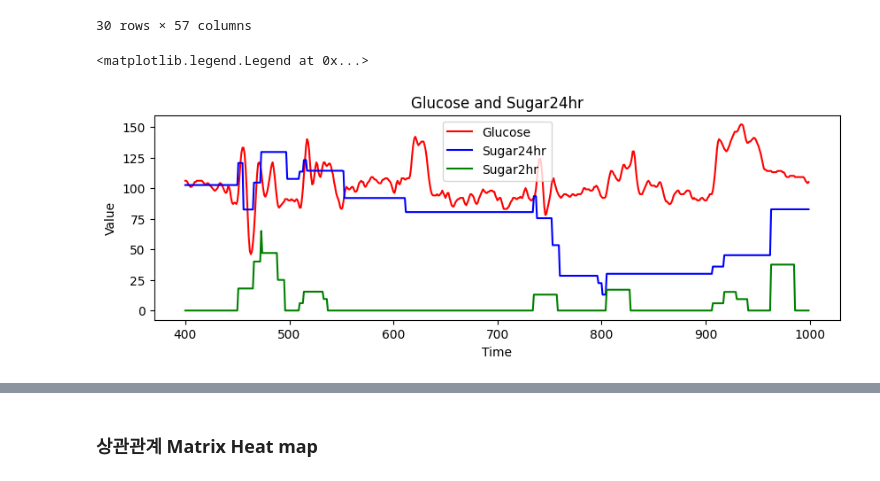
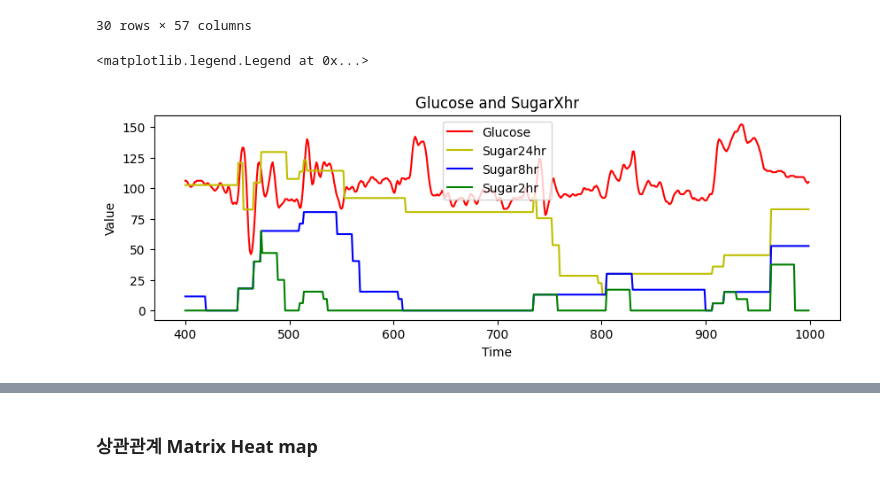
Before and after one commit to mingg12/engineering-newFork, a Jupyter notebook: building_df_and_feature_importance.ipynb, the cells around one changed output, grey strips where cells are left out. Drawn from its saved outputs; the diff is of its cells as text; code cells hidden in the pictures.

```diff
--- a/building_df_and_feature_importance.ipynb
+++ b/building_df_and_feature_importance.ipynb
@@ -209,0 +211,2 @@ def classify_glucose(value, mean, std):
+# %%
+ibimultiplier = 1000 # Transform ibi to milliseconds
@@ -394,6 +428,7 @@ for id in range(1, len(dg_df)+1):
             print(f"ID : {id}, timestamp : {timestamp} -> number of 2h eda rolling window == 0")
             peakEDA2hr_mean = np.nan
 
+
         ###### hr
 
         hr_mean = hr_window[' hr'].mean()
@@ -411,25 +446,21 @@ for id in range(1, len(dg_df)+1):
         minHRV = ibi_window[' ibi'].min()
         medianHRV = ibi_window[' ibi'].median()
         meanHRV = ibi_window[' ibi'].mean()
-        sdnn = ibi_window[' ibi'].std()
+
+        ibi = ibi_window[' ibi']*ibimultiplier
+        sdnn = round(np.sqrt(np.var(ibi, ddof=1)) * 10) / 10
 
         nn50 = 0.
-        pnn50 = np.nan
-        rmssd = np.nan
-        if len(ibi_window) > 0:
-            for i in range(len(ibi_window)-1):
-                if np.abs(ibi_window.iloc[i+1][' ibi'] - ibi_window.iloc[i][' ibi']) > 50:
-                    nn50 +=1
-
-            pnn50 = nn50/len(ibi_window)
-
-            rmssd = 0.
-            for i in range(len(ibi_window)-1):
-                rmssd = np.abs(ibi_window.iloc[i+1][' ibi'] - ibi_window.iloc[i][' ibi'])**2
-            rmssd = np.sqrt(rmssd) / len(ibi_window)
-        else:
-            pnn50 = np.nan
-            rmssd = np.nan
+        pnn50 = 0.
+        rmssd = 0.
+        differences = abs(np.diff(ibi))
+        n = np.sum(differences > 50)
+        p = (n / len(differences)) * 100
+        nn50 = (round(n * 10) / 10)
+        pnn50 = (round(p * 10) / 10)
+        #differences = abs(np.diff(ibi))
+        rmssd = np.sqrt(np.sum(np.square(differences)) / len(differences))
+        rmssd = round(rmssd * 10) / 10
 
 
         ###### temp
@@ -562,22 +593,23 @@ df.head(30)
 # %%
 import matplotlib.pyplot as plt
 
 # 날짜 필터링
 filtered_df = df.iloc[400:1000]
 
 # 그래프 그리기
 plt.figure(figsize=(10, 3))
 plt.plot(filtered_df.index, filtered_df['glucose'], 'r', label='Glucose')
-plt.plot(filtered_df.index, filtered_df['sugar24hr'], 'b', label='Sugar24hr')
+plt.plot(filtered_df.index, filtered_df['sugar24hr'], 'y', label='Sugar24hr')
+plt.plot(filtered_df.index, filtered_df['sugar8hr'], 'b', label='Sugar8hr')
 plt.plot(filtered_df.index, filtered_df['sugar2hr'], 'g', label='Sugar2hr')
 
-plt.title('Glucose and Sugar24hr')
+plt.title('Glucose and SugarXhr')
 plt.xlabel('Time')
 plt.ylabel('Value')
 plt.legend()
 # %% [output]
 <matplotlib.legend.Legend at 0x...>
-[figure, old version]
+[figure, new version]
 # %%
 df.to_csv(r'./features.csv', sep='\t', encoding='utf-8', header='true')
 # %%
```
Also changed, not shown: parts of 13 cells of this notebook.
